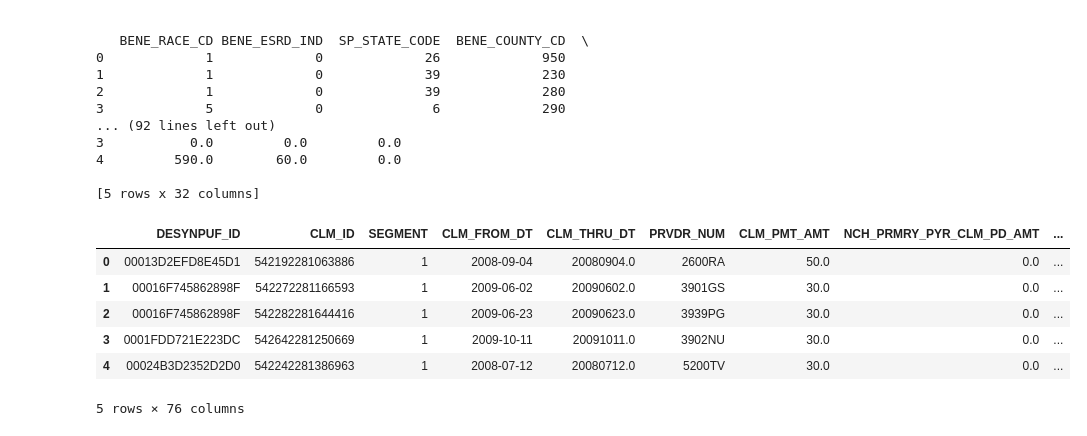
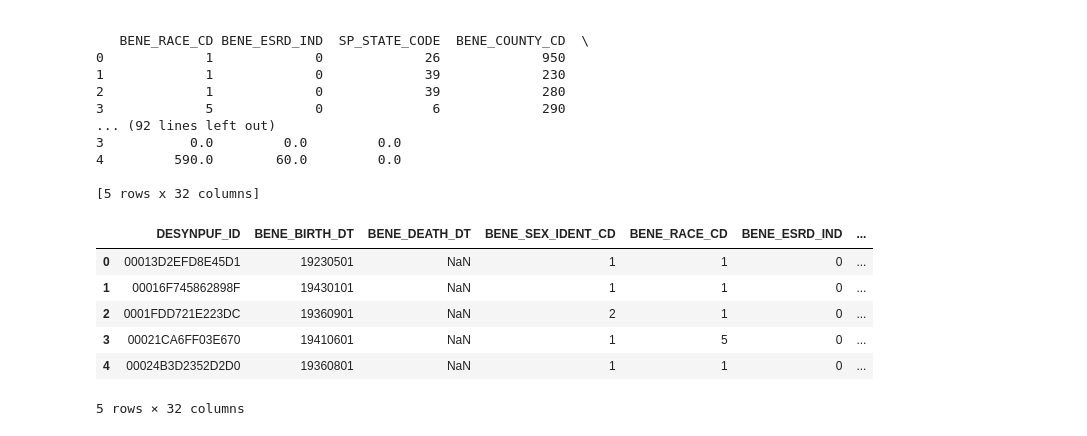
Before and after one commit to Mihira20/PCP-disengagement-risk-scorer, a Jupyter notebook: notebooks/01_EDA.ipynb, the cells around one changed output. Cells and saved outputs as stored; diff of their text form; code cells hidden in the pictures.

```diff
--- a/notebooks/01_EDA.ipynb
+++ b/notebooks/01_EDA.ipynb
@@ -190,12 +190,12 @@ print(bene_2010.head())
 
 [5 rows x 32 columns]
 # %%
-otp.head()
+bene_2008.head()
 # %% [output]
-|  | DESYNPUF_ID | CLM_ID | SEGMENT | CLM_FROM_DT | CLM_THRU_DT | PRVDR_NUM | CLM_PMT_AMT | NCH_PRMRY_PYR_CLM_PD_AMT | ... |
-| 0 | 00013D2EFD8E45D1 | 542192281063886 | 1 | 2008-09-04 | 20080904.0 | 2600RA | 50.0 | 0.0 | ... |
-| 1 | 00016F745862898F | 542272281166593 | 1 | 2009-06-02 | 20090602.0 | 3901GS | 30.0 | 0.0 | ... |
-| 2 | 00016F745862898F | 542282281644416 | 1 | 2009-06-23 | 20090623.0 | 3939PG | 30.0 | 0.0 | ... |
-| 3 | 0001FDD721E223DC | 542642281250669 | 1 | 2009-10-11 | 20091011.0 | 3902NU | 30.0 | 0.0 | ... |
-| 4 | 00024B3D2352D2D0 | 542242281386963 | 1 | 2008-07-12 | 20080712.0 | 5200TV | 30.0 | 0.0 | ... |
+|  | DESYNPUF_ID | BENE_BIRTH_DT | BENE_DEATH_DT | BENE_SEX_IDENT_CD | BENE_RACE_CD | BENE_ESRD_IND | ... |
+| 0 | 00013D2EFD8E45D1 | 19230501 | NaN | 1 | 1 | 0 | ... |
+| 1 | 00016F745862898F | 19430101 | NaN | 1 | 1 | 0 | ... |
+| 2 | 0001FDD721E223DC | 19360901 | NaN | 2 | 1 | 0 | ... |
+| 3 | 00021CA6FF03E670 | 19410601 | NaN | 1 | 5 | 0 | ... |
+| 4 | 00024B3D2352D2D0 | 19360801 | NaN | 1 | 1 | 0 | ... |
-5 rows × 76 columns
+5 rows × 32 columns
```
Also changed, not shown: parts of 9 cells of this notebook.
